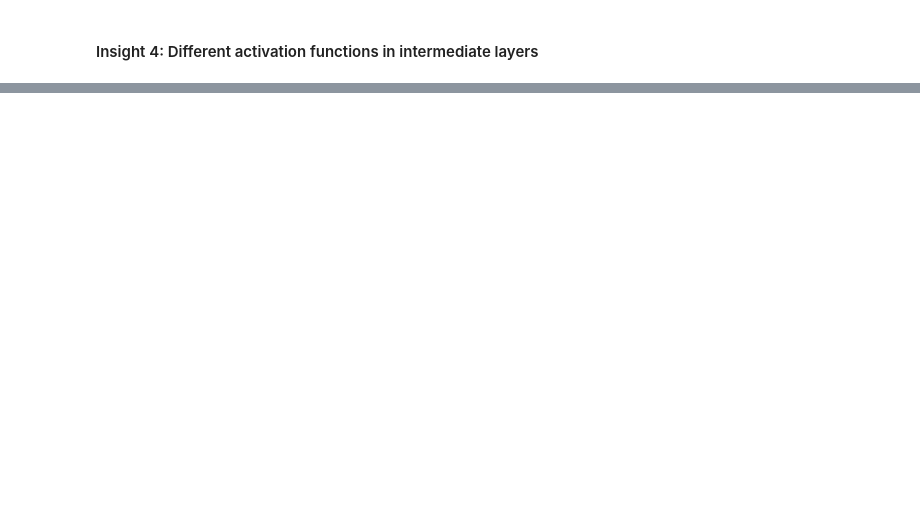
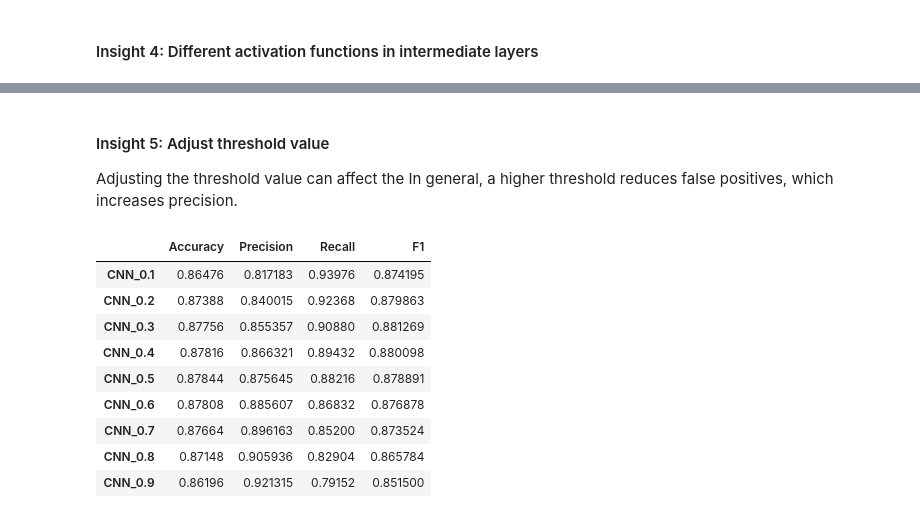
Before and after one commit to bigteo/BT4222_Assignment3, a Jupyter notebook: A3_A0203989N.ipynb, the cells around one changed output, grey strips where cells are left out. Cells and saved outputs as stored; diff of their text form; code cells hidden in the pictures; blank space fills up the shorter version.

```diff
--- a/A3_A0203989N.ipynb
+++ b/A3_A0203989N.ipynb
@@ -553,0 +635,35 @@ for active in activations:
+# %% [markdown]
+#### Insight 5: Adjust threshold value
+Adjusting the threshold value can affect the
+In general, a higher threshold reduces false positives, which increases precision.
+# %%
+threshold = [x/10 for x in range(1,10)]
+test_labels = np.array([k[1].numpy() for k in test_ds.unbatch()])
+results_threshold_cnn = {'Accuracy': {}, 'Precision': {}, 'Recall': {}, 'F1': {}}
+results_threshold_lstm = {'Accuracy': {}, 'Precision': {}, 'Recall': {}, 'F1': {}}
+
+for t in threshold:
+  predictions_cnn = np.array(model_cnn.predict(test_ds) > t, dtype=np.int32)
+  results_threshold_cnn['Accuracy']['CNN_' + str(t)] = accuracy_score(test_labels, predictions_cnn)
+  results_threshold_cnn['Precision']['CNN_' + str(t)] = precision_score(test_labels, predictions_cnn)
+  results_threshold_cnn['Recall']['CNN_' + str(t)] = recall_score(test_labels, predictions_cnn)
+  results_threshold_cnn['F1']['CNN_' + str(t)] = f1_score(test_labels, predictions_cnn)
+
+  predictions_lstm = np.array(model_cnn.predict(test_ds) > t, dtype=np.int32)
+  results_threshold_lstm['Accuracy']['LSTM_' + str(t)] = accuracy_score(test_labels, predictions_lstm)
+  results_threshold_lstm['Precision']['LSTM_' + str(t)] = precision_score(test_labels, predictions_lstm)
+  results_threshold_lstm['Recall']['LSTM_' + str(t)] = recall_score(test_labels, predictions_lstm)
+  results_threshold_lstm['F1']['LSTM_' + str(t)] = f1_score(test_labels, predictions_lstm)
+# %%
+pd.DataFrame(results_threshold_cnn)
+# %% [output]
+|  | Accuracy | Precision | Recall | F1 |
+| CNN_0.1 | 0.86476 | 0.817183 | 0.93976 | 0.874195 |
+| CNN_0.2 | 0.87388 | 0.840015 | 0.92368 | 0.879863 |
+| CNN_0.3 | 0.87756 | 0.855357 | 0.90880 | 0.881269 |
+| CNN_0.4 | 0.87816 | 0.866321 | 0.89432 | 0.880098 |
+| CNN_0.5 | 0.87844 | 0.875645 | 0.88216 | 0.878891 |
+| CNN_0.6 | 0.87808 | 0.885607 | 0.86832 | 0.876878 |
+| CNN_0.7 | 0.87664 | 0.896163 | 0.85200 | 0.873524 |
+| CNN_0.8 | 0.87148 | 0.905936 | 0.82904 | 0.865784 |
+| CNN_0.9 | 0.86196 | 0.921315 | 0.79152 | 0.851500 |
```
Also changed, not shown: parts of 26 cells of this notebook.
